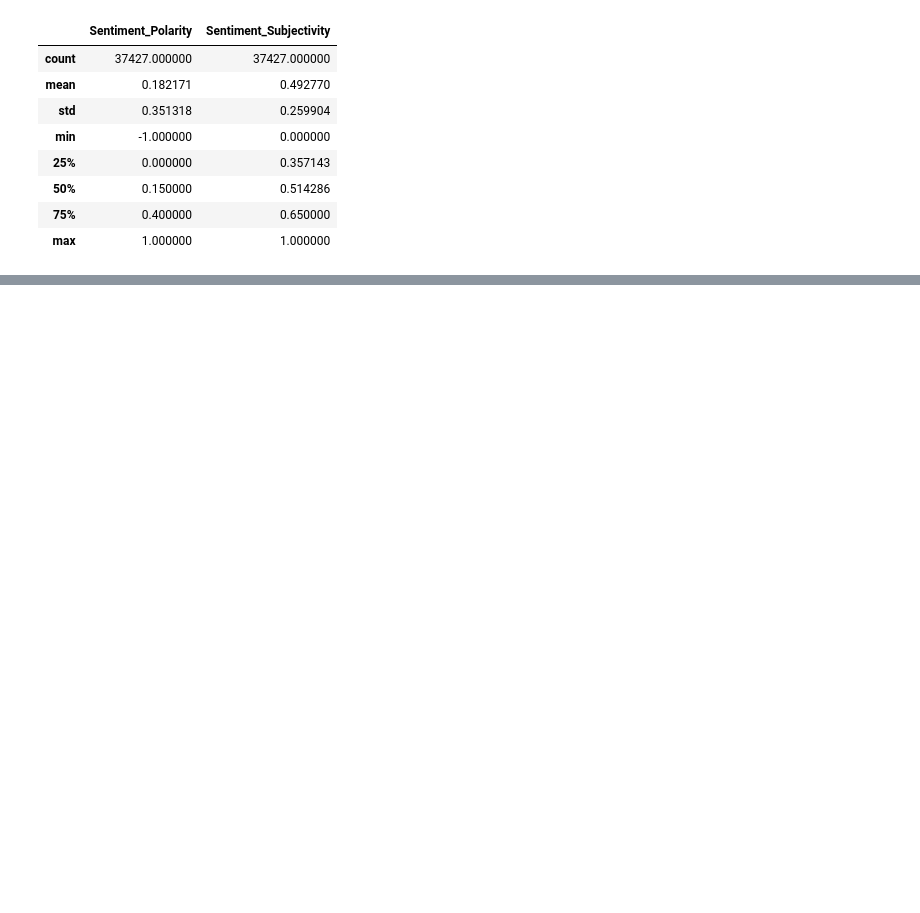
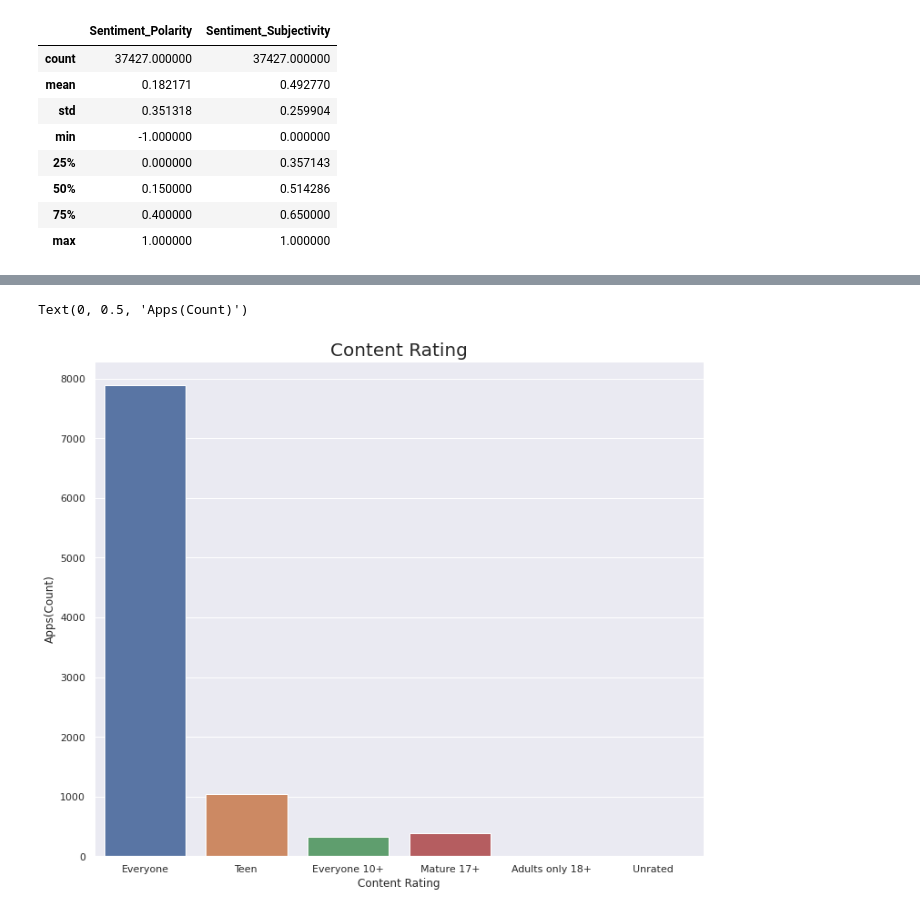
Before and after one commit to Abhishek-Shubham001/Play-Store-App-Review-Analysis, a Jupyter notebook: Play_Store_App_Review_Analysis_Capstone_Project.ipynb, the cells around one changed output, grey strips where cells are left out. Saved outputs shown, nothing was run; the diff lists cells and outputs as text; code cells hidden in the pictures; blank space fills up the shorter version.

```diff
--- a/Play_Store_App_Review_Analysis_Capstone_Project.ipynb
+++ b/Play_Store_App_Review_Analysis_Capstone_Project.ipynb
@@ -904,0 +961,9 @@ ur_df.describe()
+# %%
+plt.figure(figsize=(12,10))
+sns.countplot(x='Content Rating', data= ps_df)
+# plt.xticks(rotation=50)
+plt.title('Content Rating', size= 20)
+plt.ylabel('Apps(Count)')
+# %% [output]
+Text(0, 0.5, 'Apps(Count)')
+[figure, added]
```
Also changed, not shown: parts of 26 cells of this notebook.
